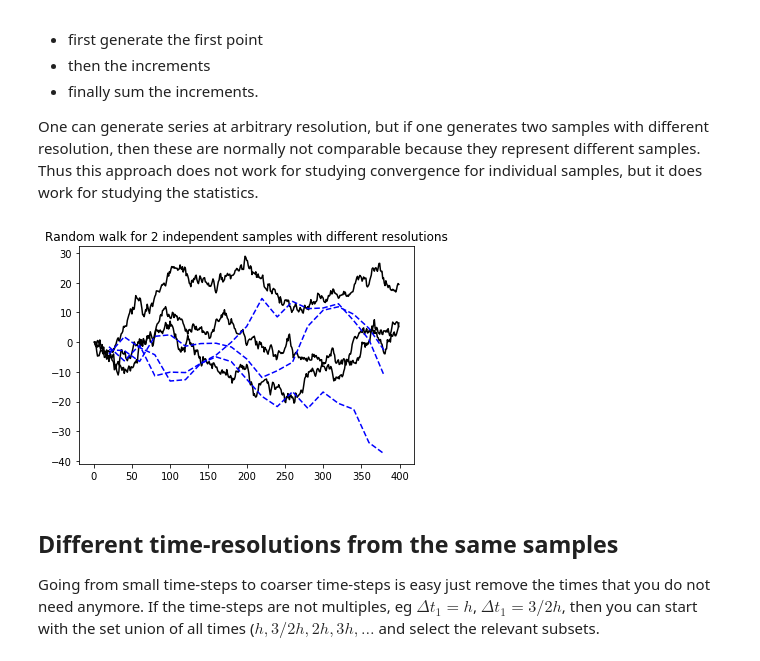
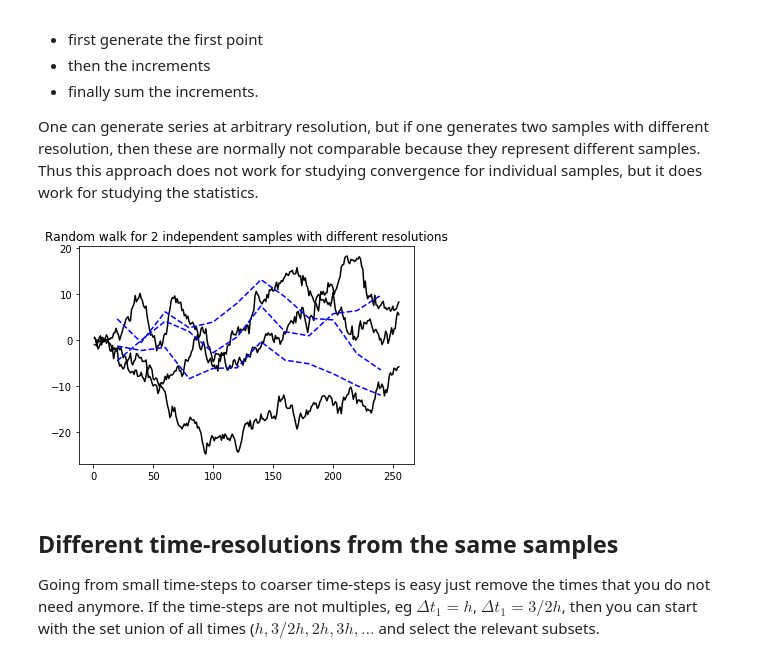
Before and after one commit to robot144/sde, a Jupyter notebook: 1_random_walk.ipynb, the cells around one changed output. Saved outputs shown, nothing was run; the diff lists cells and outputs as text; code cells hidden in the pictures.

```diff
--- a/1_random_walk.ipynb
+++ b/1_random_walk.ipynb
@@ -175,25 +175,25 @@ Now that we start from a continuous-time process, we need a discretization for u
 
 One can generate series at arbitrary resolution, but if one generates two samples with different resolution, then these are normally not comparable because they represent different samples. Thus this approach does not work for studying convergence for individual samples, but it does work for studying the statistics.
 # %%
-L=400
+L=256
 dt_1=1.0 #1.0 # dt=1 should be equivalent to previous case, consider decreasing dt (\Delta t in formulas above)
 dt_2=20.0
 s=3 # number of samples
 t_all_1 = np.arange(dt_1,L,dt_1)
 t_all_2 = np.arange(dt_2,L,dt_2)
 n_1=len(t_all_1)
 n_2=len(t_all_2)
 N_i_1 = sqrt(dt_1)*randn(n_1,s)
 N_i_2 = sqrt(dt_2)*randn(n_2,s)
 W_i_1 = np.cumsum(N_i_1,axis=0)
 W_i_2 = np.cumsum(N_i_2,axis=0)
 
 plt.plot(t_all_1,W_i_1,'k-')
 plt.plot(t_all_2,W_i_2,'b--')
 plt.title("Random walk for 2 independent samples with different resolutions")
 plt.show()
 # %% [output]
-[figure, old version]
+[figure, new version]
 # %% [markdown]
 ## Different time-resolutions from the same samples
 
```
Also changed, not shown: parts of 5 cells of this notebook, 2 other files.
